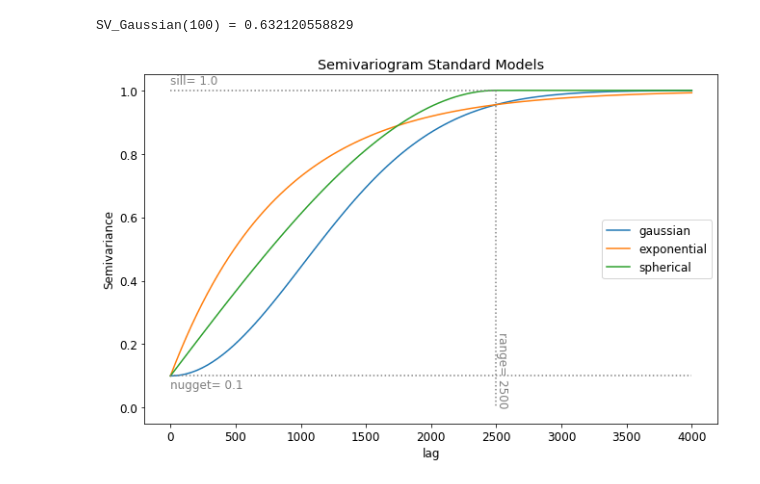
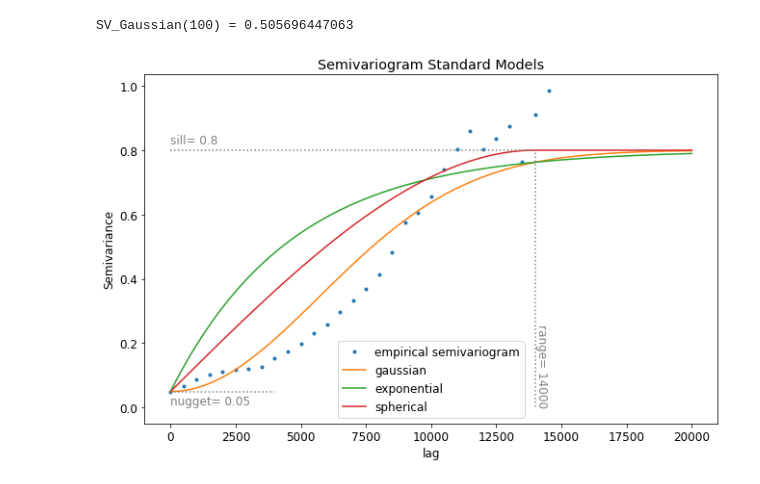
Before and after one commit to red5alex/kriglab, a Jupyter notebook: Semivariogram Models.ipynb, the cells around one changed output. Cells and saved outputs as stored; diff of their text form; code cells hidden in the pictures.

Commit message:
added experimental variograms to the svmodels.py library

```diff
--- a/Semivariogram Models.ipynb
+++ b/Semivariogram Models.ipynb
@@ -15,0 +21,15 @@ import svmodels
+# %%
+# example data with X,Y,Z
+df = pd.read_excel("variogram_exampledata.xlsx")
+
+# create the semivariogram
+exp_sv = svmodels.get_empirical_semivariogram(df.X, df.Y, df.Z,
+                                    max_distance=15000,
+                                    bandwidth=500)
+
+# plot the result
+plt.plot(exp_sv[0], exp_sv[1], '.', label="empirical semivariogram")
+plt.title('empirical variogram')
+plt.ylabel('Semivariance')
+plt.xlabel('lag')
+_ = plt.plot()
@@ -18,38 +46,42 @@ The first argument is the lag distance $X$, which can be provided as a scalar or
 # %%
-svrange=2500
-svsill=1.
-svnugget=0.1
+svrange=14000
+svsill=0.8
+svnugget=0.05
 
 # example for scalar input:
 print("SV_Gaussian({}) = {}".format(100, svmodels.gaussian(100, svrange, svsill)))
 # %% [output]
-SV_Gaussian(100) = 0.632120558829
+SV_Gaussian(100) = 0.505696447063
 # %%
 # example for vector input
-X = np.linspace(0, 4000, 100)
+
+plt.plot(exp_sv[0], exp_sv[1], '.', label="empirical semivariogram")
+
+X = np.linspace(0, 20000, 100)
 
 Y = svmodels.gaussian(X, svrange, svsill, svnugget)
 plt.plot(X, Y, label="gaussian")
 
 Y = svmodels.exponential(X, svrange, svsill, svnugget)
 plt.plot(X, Y, label="exponential")
 
 Y = svmodels.spherical(X, svrange, svsill, svnugget)
 plt.plot(X, Y, label="spherical")
 
 plt.plot((0, svrange, svrange),(svsill, svsill, 0), ":", c="grey")
 plt.plot((0, 4000),(svnugget, svnugget), ":", c="grey")
 
 plt.text(0,svsill+0.02,"sill= {:}".format(svsill),color="grey")
 plt.text(svrange,0,"range= {:}".format(svrange), rotation=270, verticalalignment='bottom',color="grey")
 plt.text(0,svnugget-0.04,"nugget= {:}".format(svnugget),color="grey")
 
 
+
 plt.legend()
 plt.title('Semivariogram Standard Models')
 plt.ylabel('Semivariance')
 plt.xlabel('lag')
 
 _ = plt.show()
 # %% [output]
-[figure, old version]
+[figure, new version]
```
Also changed, not shown: parts of 20 cells of this notebook, 2 other files.
